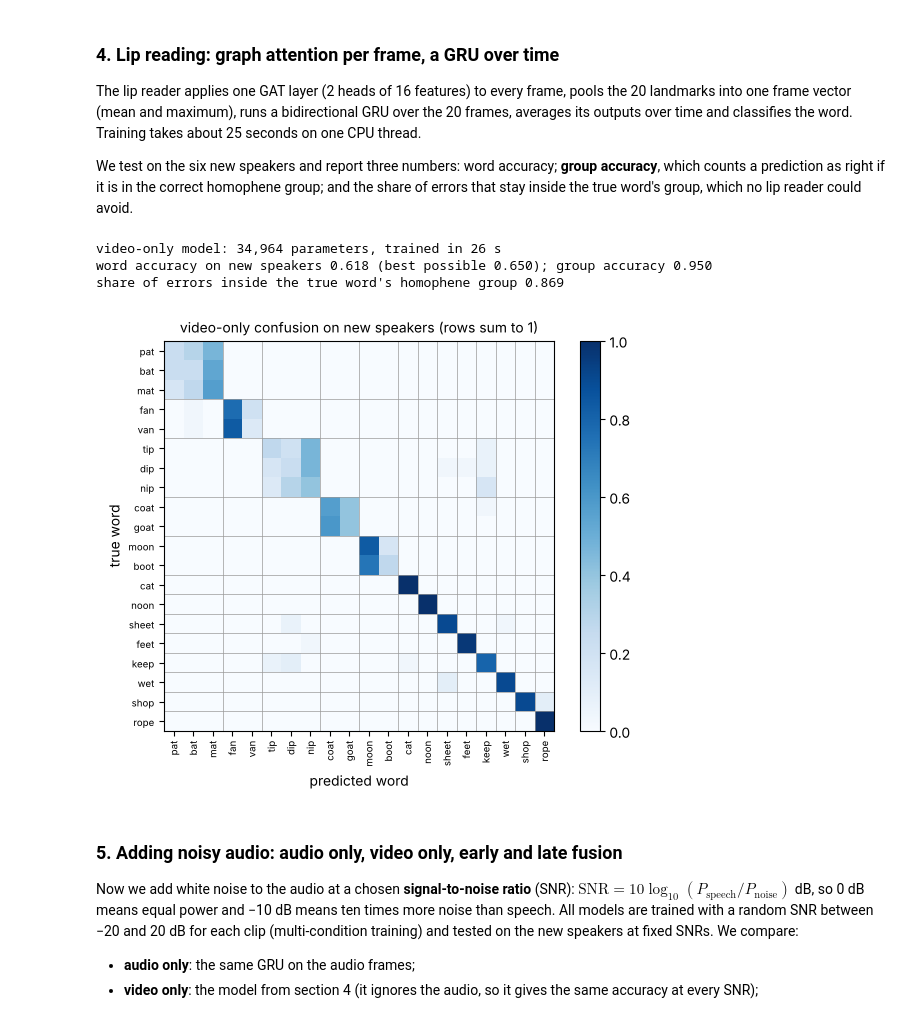
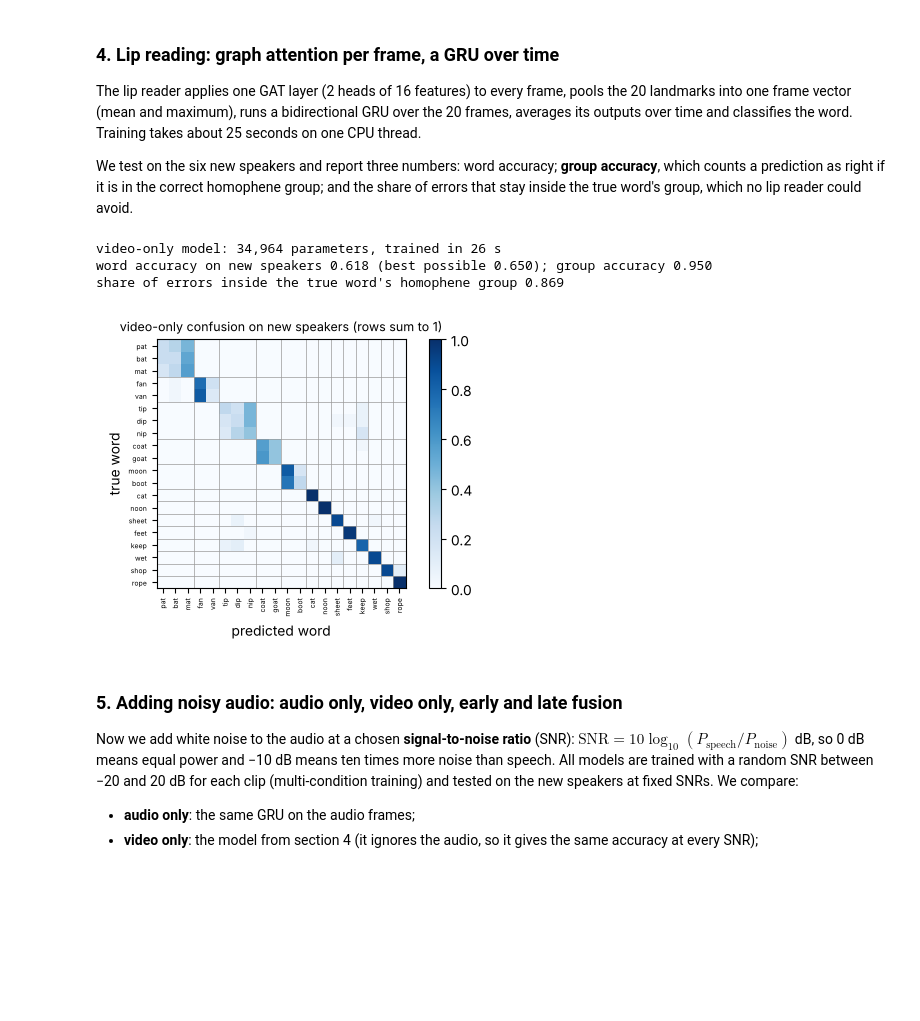
Before and after one commit to motiur/onlineCourses, a Jupyter notebook: Course_12_AI_for_Accessibility/notebooks/s07_lip_reading.ipynb, the cells around one changed output. Saved outputs shown, nothing was run; the diff lists cells and outputs as text; code cells hidden in the pictures; blank space fills up the shorter version.

```diff
--- a/Course_12_AI_for_Accessibility/notebooks/s07_lip_reading.ipynb
+++ b/Course_12_AI_for_Accessibility/notebooks/s07_lip_reading.ipynb
@@ -274,38 +274,38 @@ def train(model, epochs=25, lr=5e-3, snr_range=(-20, 20), seed=0):
 def log_probs(model, snr_db):
     audio = add_noise(A_te, P_te, snr_db, torch.Generator().manual_seed(123))     # the same test noise for every model
     with torch.no_grad():
         return F.log_softmax(model(V_te, audio), dim=1)
 
 t0 = time.time()
 video_model = train(Recognizer(use_video=True, use_audio=False))
 pred = log_probs(video_model, 0).argmax(1).numpy()
 err = pred != y_te
 print(f"video-only model: {sum(p.numel() for p in video_model.parameters()):,} parameters, trained in {time.time() - t0:.0f} s")
 print(f"word accuracy on new speakers {np.mean(~err):.3f} (best possible {len(groups) / n_words:.3f}); "
       f"group accuracy {np.mean(group_of[pred] == group_of[y_te]):.3f}")
 print(f"share of errors inside the true word's homophene group {np.mean(group_of[pred][err] == group_of[y_te][err]):.3f}")
 
 order = [w for g in groups.values() for w in g]                                   # list the words group by group
 pos = {w: i for i, w in enumerate(order)}
 conf = np.zeros((n_words, n_words))
 for t, p in zip(y_te, pred):
     conf[pos[names[t]], pos[names[p]]] += 1
 conf /= conf.sum(1, keepdims=True)
-fig, ax = plt.subplots(figsize=(6, 5))
+fig, ax = plt.subplots(figsize=(5.2, 3.5))
 im = ax.imshow(conf, cmap="Blues", vmin=0, vmax=1)
-ax.set_xticks(range(n_words)); ax.set_xticklabels(order, rotation=90, fontsize=7)
-ax.set_yticks(range(n_words)); ax.set_yticklabels(order, fontsize=7)
+ax.set_xticks(range(n_words)); ax.set_xticklabels(order, rotation=90, fontsize=5)
+ax.set_yticks(range(n_words)); ax.set_yticklabels(order, fontsize=5)
 edges_g = np.cumsum([len(g) for g in groups.values()])[:-1] - 0.5
 for b in edges_g:
     ax.axhline(b, color="0.6", lw=0.5); ax.axvline(b, color="0.6", lw=0.5)
 ax.set_xlabel("predicted word"); ax.set_ylabel("true word")
-ax.set_title("video-only confusion on new speakers (rows sum to 1)", fontsize=10)
+ax.set_title("video-only confusion on new speakers (rows sum to 1)", fontsize=9)
 plt.colorbar(im, ax=ax, fraction=0.046); plt.tight_layout(); plt.show()
 # %% [output]
 video-only model: 34,964 parameters, trained in 26 s
 word accuracy on new speakers 0.618 (best possible 0.650); group accuracy 0.950
 share of errors inside the true word's homophene group 0.869
-[figure, old version]
+[figure, new version]
 # %% [markdown]
 ### 5. Adding noisy audio: audio only, video only, early and late fusion
 Now we add white noise to the audio at a chosen **signal-to-noise ratio** (SNR): $\text{SNR} = 10 \log_{10}(P_\text{speech}/P_\text{noise})$ dB, so 0 dB means equal power and −10 dB means ten times more noise than speech. All models are trained with a random SNR between −20 and 20 dB for each clip (multi-condition training) and tested on the new speakers at fixed SNRs. We compare:
```
Also changed, not shown: parts of 1 cell of this notebook, 3 other files.
